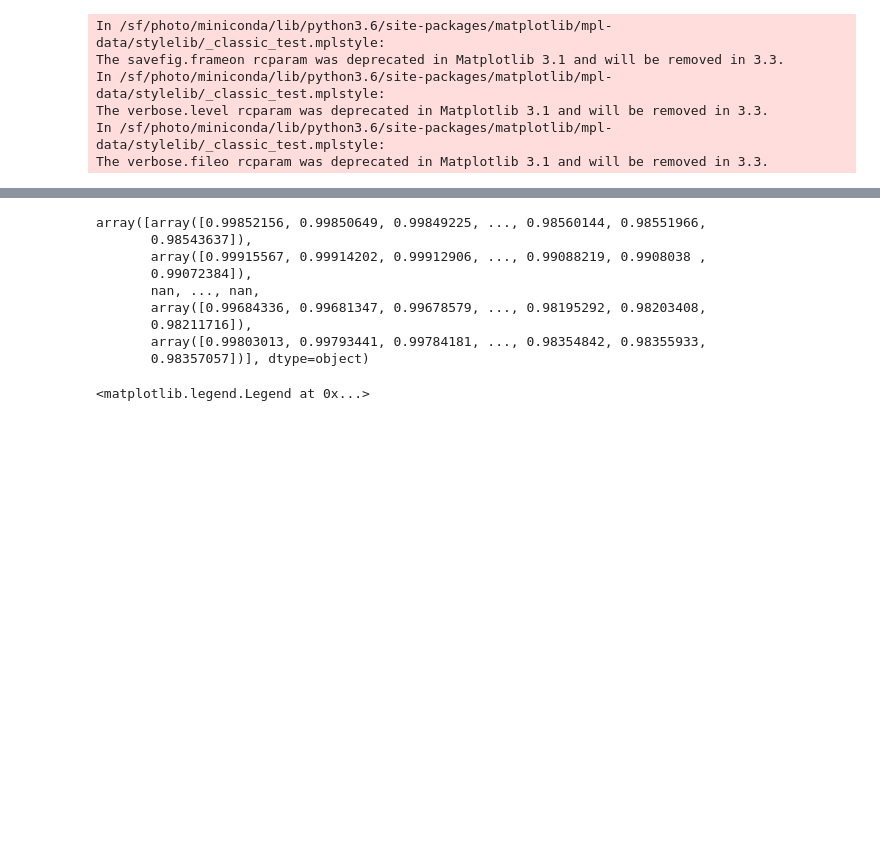
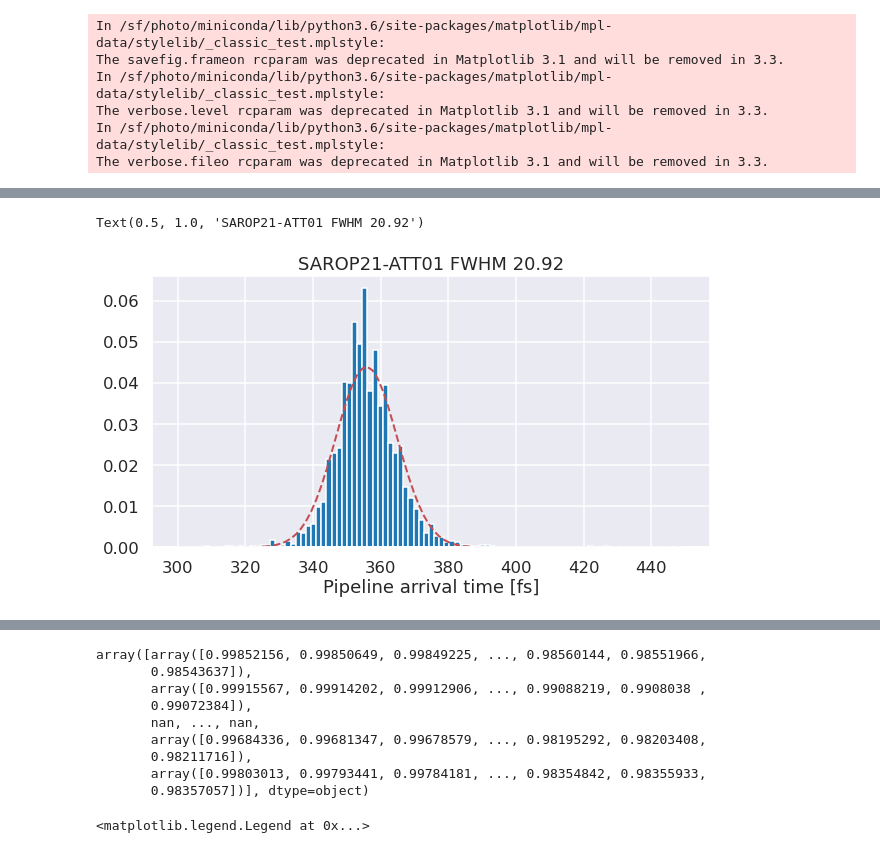
Before and after one commit to arrellc/PhotonDiagPipelines, a Jupyter notebook: SAROP21-ATT/ATT_pipeline_test-Chris.ipynb, the cells around one changed output, grey strips where cells are left out. Saved outputs shown, nothing was run; the diff lists cells and outputs as text; code cells hidden in the pictures; blank space fills up the shorter version.

```diff
--- a/SAROP21-ATT/ATT_pipeline_test-Chris.ipynb
+++ b/SAROP21-ATT/ATT_pipeline_test-Chris.ipynb
@@ -53,3 +170,26 @@ odict_keys(['SAROP21-ATT01:edge_pos', 'SAROP21-ATT01:xcorr', 'SAROP21-ATT01:xcor
+# %%
+plt.figure(figsize=[10,5])
+
+data = att[index_good]
+data = data[data>300]
+data = data[data<450]
+
+(mu, sigma) = norm.fit(data)
+# n, bins, patches = plt.hist(data, density=True, color = 'tab:blue',label='SPECT_RES')
+n, bins, patches = plt.hist(data, density=True,bins=np.linspace(300,450,100), color = 'tab:blue',label='SPECT_RES')
+
+y = norm.pdf(bins, mu, sigma)
+l = plt.plot(bins, y, 'r--', linewidth=2)
+
+# plt.hist(edge_pos, np.linspace(1000,1150,100))
+#plt.hist(edge_pos[index_good],np.linspace(800,1200,100))
+# sns.distplot(att[index_good][att_good])
+plt.xlabel('Pipeline arrival time [fs]')
+FWHM = sigma*2.3
+plt.title('SAROP21-ATT01 FWHM %.2f'%FWHM)
+# %% [output]
+Text(0.5, 1.0, 'SAROP21-ATT01 FWHM 20.92')
+[figure, added]
 # %%
 plt.figure()
 plt.subplot(211)
```
Also changed, not shown: parts of 17 cells of this notebook, 6 other files.
